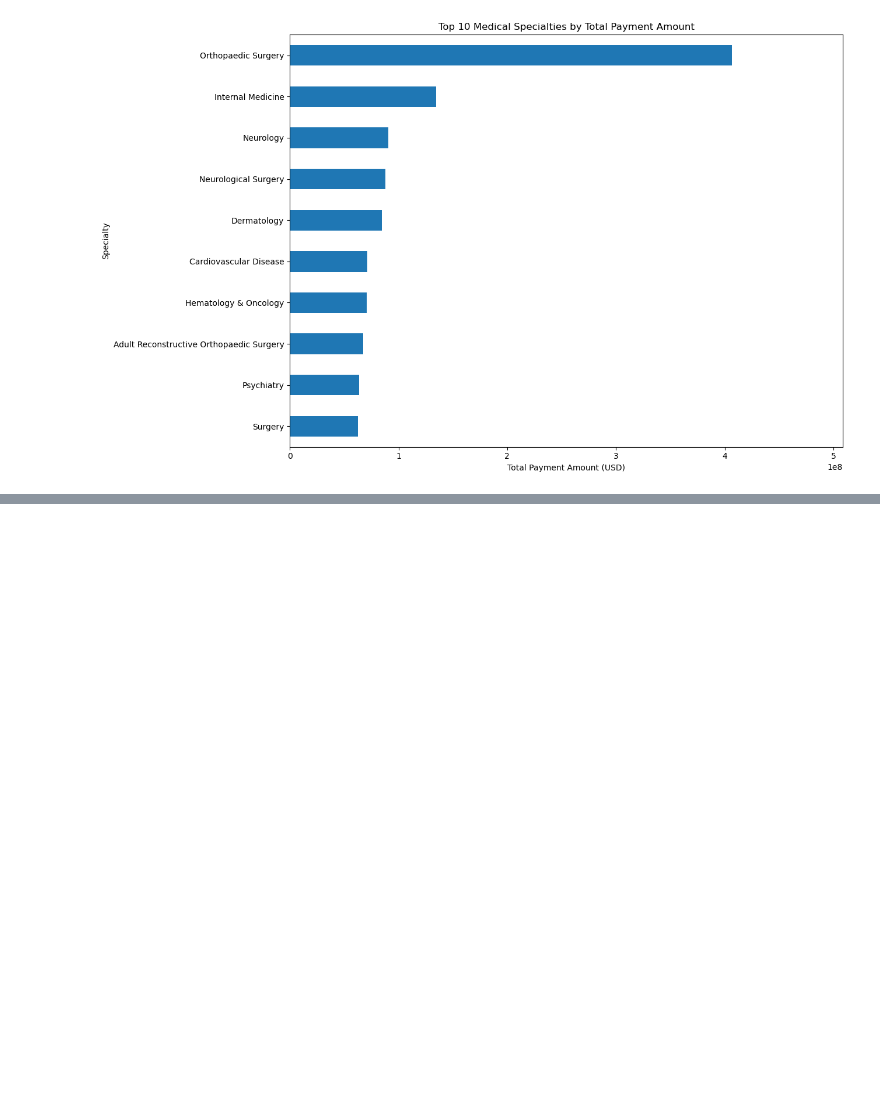
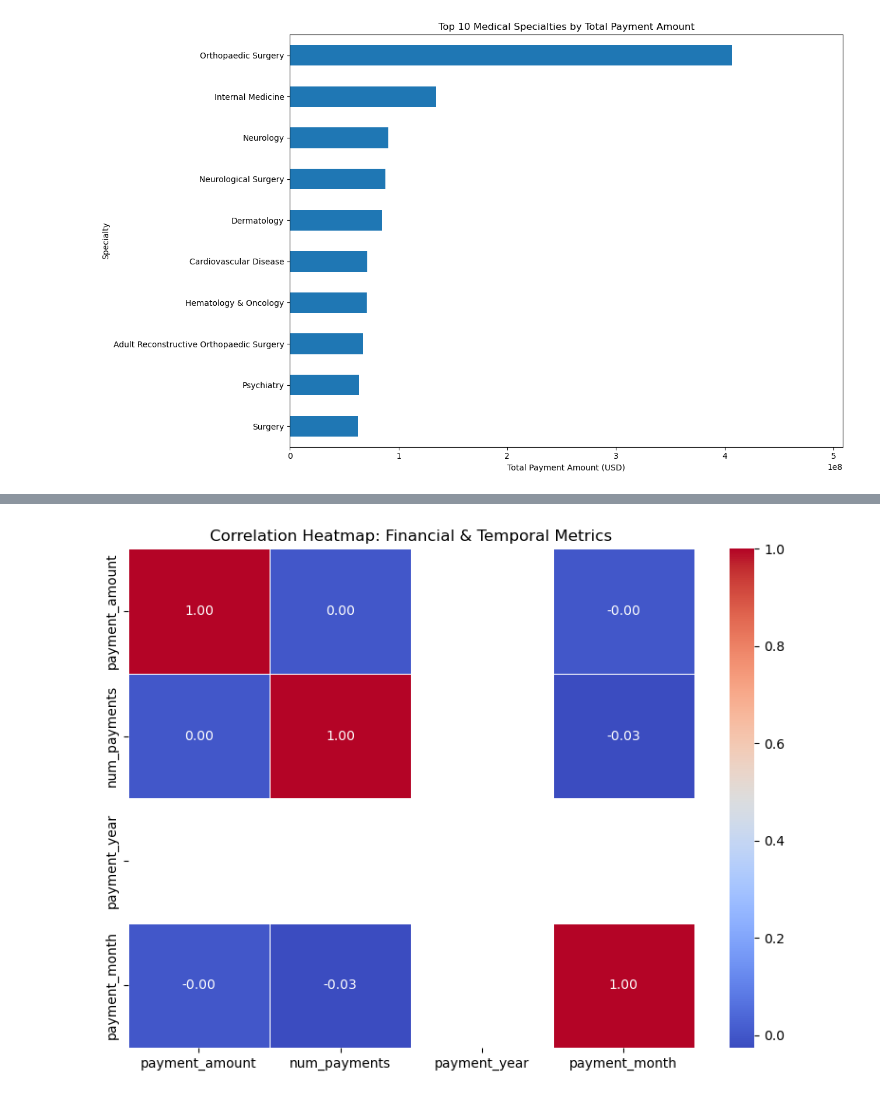
Before and after one commit to deyuz003/busn32120_midtermgroup18, a Jupyter notebook: analysis.ipynb, the cells around one changed output, grey strips where cells are left out. Saved outputs shown, nothing was run; the diff lists cells and outputs as text; code cells hidden in the pictures; blank space fills up the shorter version.

```diff
--- a/analysis.ipynb
+++ b/analysis.ipynb
@@ -392,0 +467,14 @@ plt.show()
+# %%
+# Correlation Heatmap
+numeric_cols = ["payment_amount", "num_payments", "payment_year", "payment_month"]
+corr_matrix = df[numeric_cols].corr() # calculating the Pearson correlation coefficient between every pair of variables
+
+# Plotting the heatmap
+plt.figure(figsize=(8, 6))
+sns.heatmap(corr_matrix, annot=True, cmap="coolwarm", fmt=".2f", linewidths=0.5)
+
+plt.title("Correlation Heatmap: Financial & Temporal Metrics")
+plt.tight_layout()
+plt.show()
+# %% [output]
+[figure, added]
```
Also changed, not shown: parts of 41 cells of this notebook.
